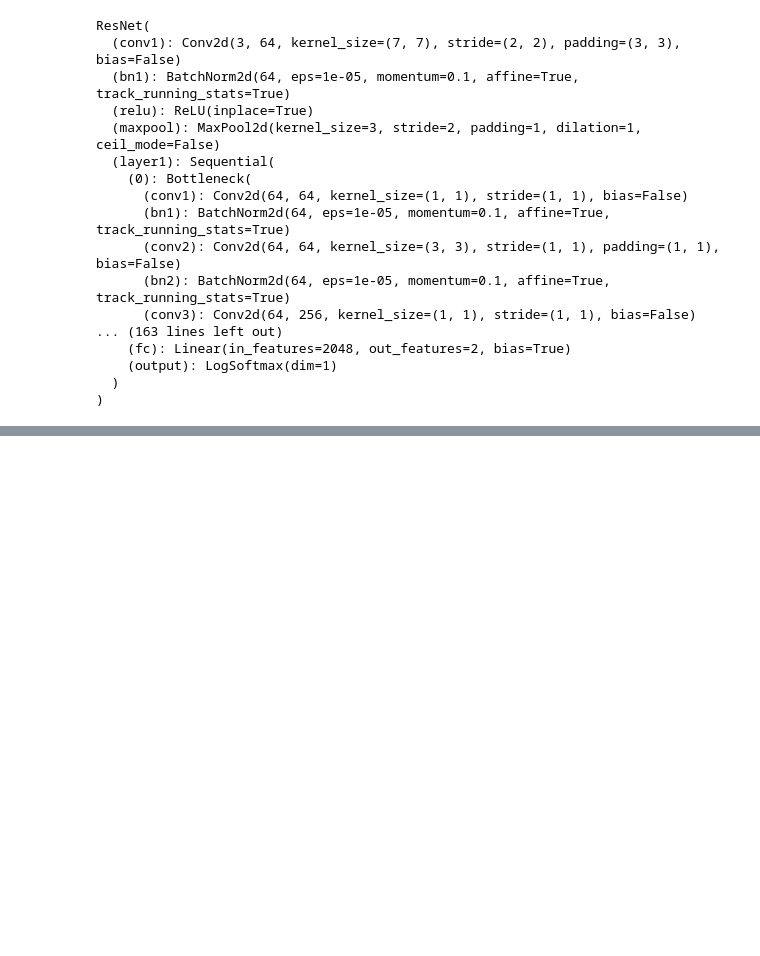
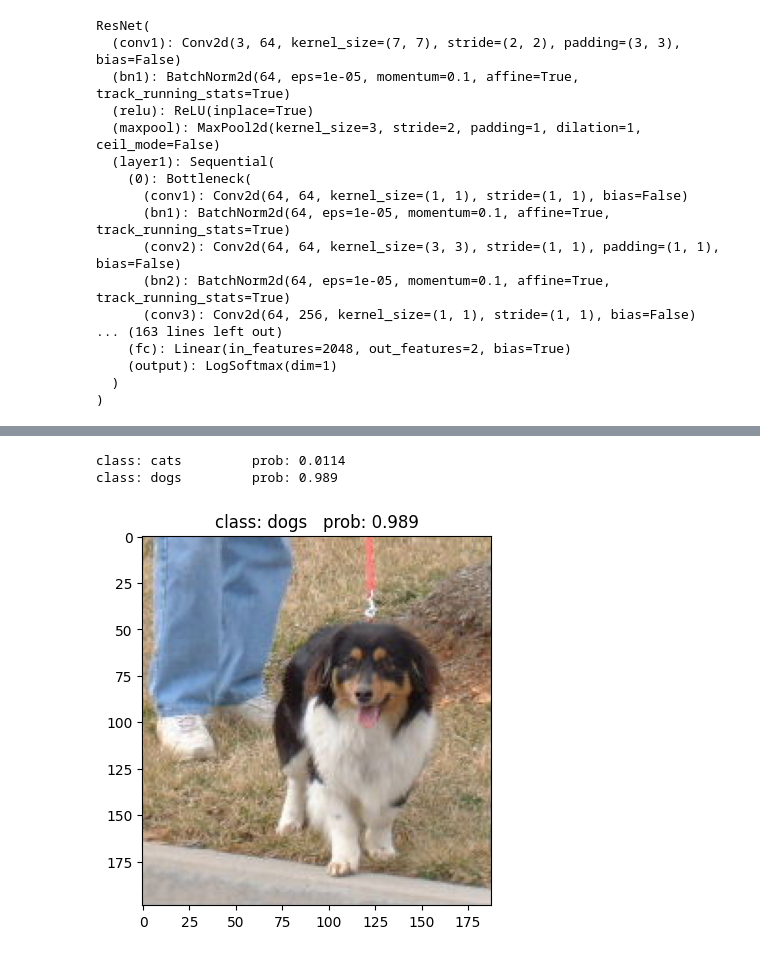
Before and after one commit to engchina/train-resnet-50, a Jupyter notebook: 01.train.ipynb, the cells around one changed output, grey strips where cells are left out. Cells and saved outputs as stored; diff of their text form; code cells hidden in the pictures; blank space fills up the shorter version.

```diff
--- a/01.train.ipynb
+++ b/01.train.ipynb
@@ -391,0 +464,59 @@ weighted avg       0.98      0.98      0.98      2500
+# %%
+# Predict
+import json
+import torch
+from PIL import Image
+from torchvision import transforms, models
+import matplotlib.pyplot as plt
+
+device = torch.device("cuda:0" if torch.cuda.is_available() else "cpu")
+
+data_transform = transforms.Compose(
+    [transforms.Resize(256),
+     transforms.CenterCrop(224),
+     transforms.ToTensor(),
+     transforms.Normalize([0.485, 0.456, 0.406], [0.229, 0.224, 0.225])])  # 和训练一样的标准化处理参数
+
+# load image
+img_path = "./data/val/dogs/dog.2.jpg"
+img = Image.open(img_path)
+plt.imshow(img)
+# [N, C, H, W]
+img = data_transform(img)
+# expand batch dimension
+img = torch.unsqueeze(img, dim=0)
+
+# read class_indict
+try:
+    json_file = open('./json/class_indices.json', 'r')
+    class_indict = json.load(json_file)
+except Exception as e:
+    print(e)
+    exit(-1)
+
+# # create model
+# model = models.resnet50(num_classes=2).to(device)
+#
+# # load model weights
+# weights_path = "./checkpoint/20231105_resnet50.pth"
+# model.load_state_dict(torch.load(weights_path, map_location=device))
+
+# prediction
+model.eval()
+with torch.no_grad():  # 不对损失梯度进行跟踪
+    # predict class
+    output = torch.squeeze(model(img.to(device))).cpu()  # squeeze压缩batch维度
+    predict = torch.softmax(output, dim=0)  # 得到概率分布
+    predict_cla = torch.argmax(predict).numpy()  # 寻找最大值所对应的索引
+
+print_res = "class: {}   prob: {:.3}".format(class_indict[str(predict_cla)],
+                                             predict[predict_cla].numpy())
+plt.title(print_res)
+for i in range(len(predict)):
+    print("class: {:10}   prob: {:.3}".format(class_indict[str(i)],
+                                              predict[i].numpy()))  # 打印类别信息及概率
+plt.show()
+# %% [output]
+class: cats         prob: 0.0114
+class: dogs         prob: 0.989
+[figure, added]
```
Also changed, not shown: parts of 8 cells of this notebook, 3 other files.
